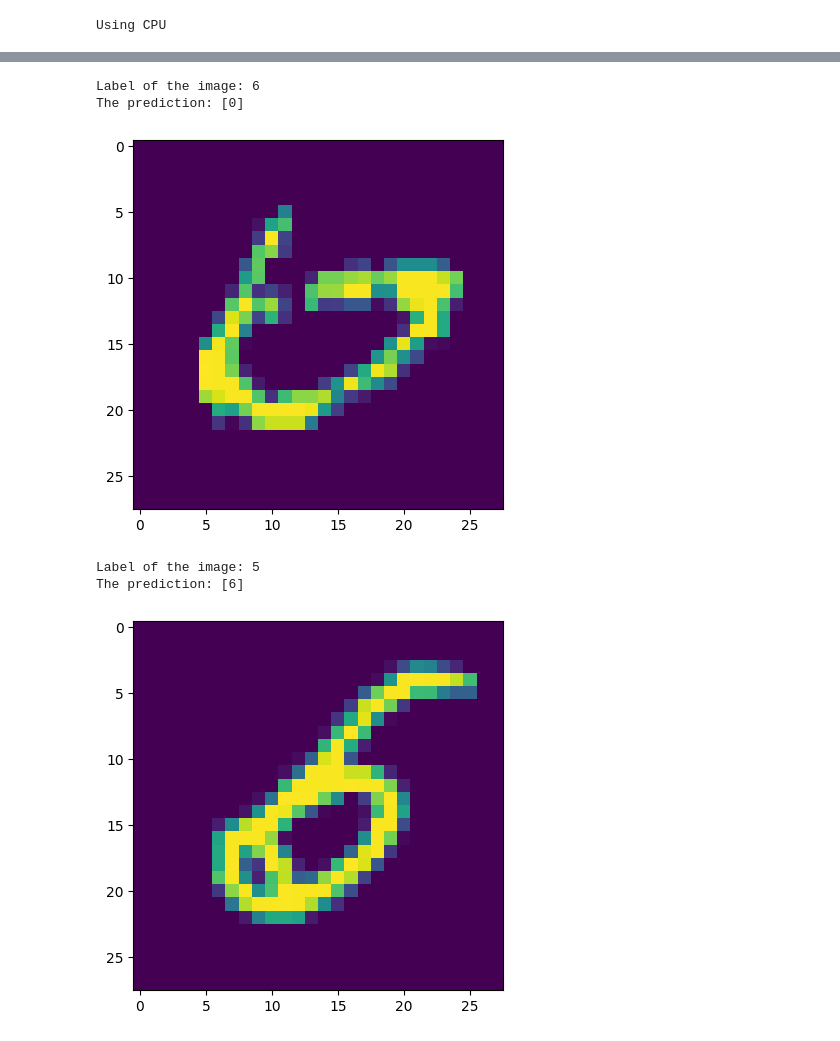
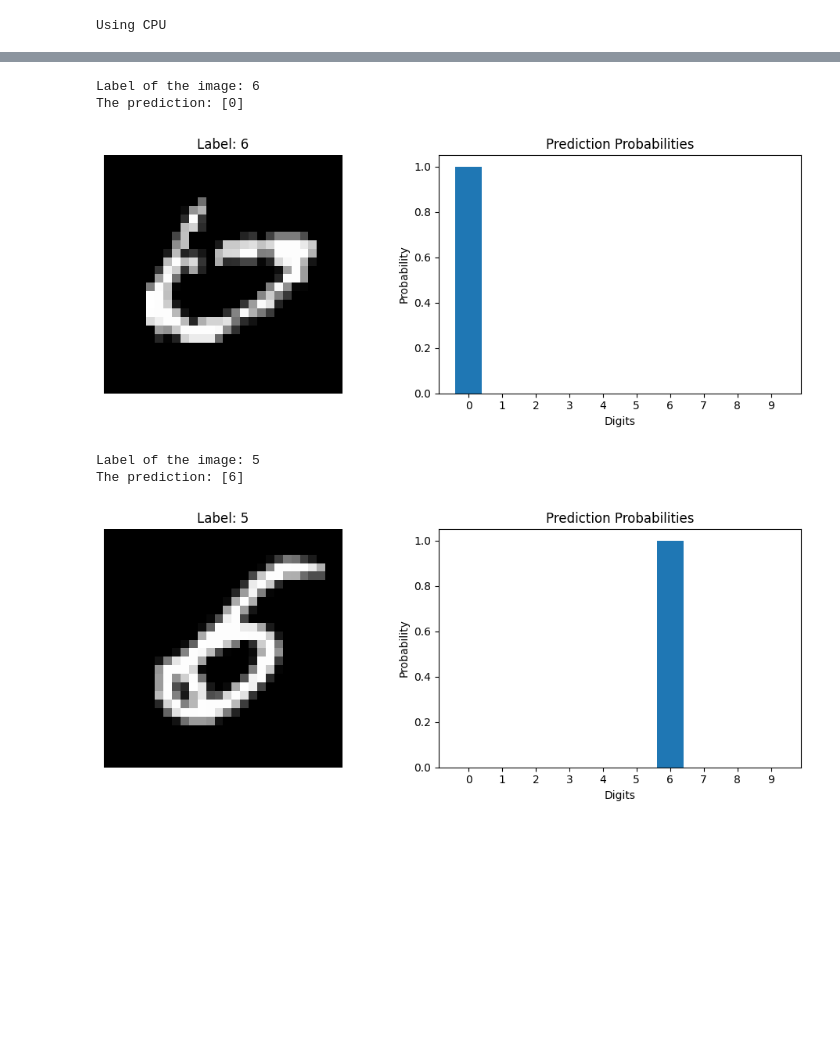
Before and after one commit to JianpanHuang/HKU_DRAD6213, a Jupyter notebook: Lecture4/4_digit_recog_mnist.ipynb, the cells around one changed output, grey strips where cells are left out. Saved outputs shown, nothing was run; the diff lists cells and outputs as text; code cells hidden in the pictures; blank space fills up the shorter version.

```diff
--- a/Lecture4/4_digit_recog_mnist.ipynb
+++ b/Lecture4/4_digit_recog_mnist.ipynb
@@ -294,22 +334,41 @@ The prediction: [9]
 # %%
 #@title Test some examples in MNIST (Wrong prediction: 6 or 0?)
 
 image_inx = 445
 images = test_data.data
 labels = test_data.targets
 image = images[image_inx].to(torch.float32)
 label = labels[image_inx]
-plt.imshow(image.numpy().squeeze())
 model.cpu()
 output = model(image.view(-1,28*28));
 _, prediction = torch.max(output,1)
 # print("Image size:",tuple(image.shape))
 print("Label of the image:",label.numpy())
 print("The prediction:",prediction.numpy())
+
+# Plot the probability graph
+probabilities = torch.nn.functional.softmax(output, dim=1)
+prob_numpy = probabilities.detach().numpy().squeeze()
+
+plt.figure(figsize=(10, 4))
+plt.subplot(1, 2, 1)
+plt.imshow(image.numpy().squeeze(), cmap='gray')
+plt.title(f'Label: {label.item()}')
+plt.axis('off')
+
+plt.subplot(1, 2, 2)
+bars = plt.bar(range(10), prob_numpy)
+plt.xlabel('Digits')
+plt.ylabel('Probability')
+plt.title('Prediction Probabilities')
+plt.xticks(range(10))
+
+plt.tight_layout()
+plt.show()
 # %% [output]
 Label of the image: 6
 The prediction: [0]
-[figure, old version]
+[figure, new version]
 # %%
 #@title Test some examples in MNIST (Wrong prediction: 5 or 6)
 
@@ -318,14 +377,33 @@ images = test_data.data
 labels = test_data.targets
 image = images[image_inx].to(torch.float32)
 label = labels[image_inx]
-plt.imshow(image.numpy().squeeze())
 model.cpu()
 output = model(image.view(-1,28*28));
 _, prediction = torch.max(output,1)
 # print("Image size:",tuple(image.shape))
 print("Label of the image:",label.numpy())
 print("The prediction:",prediction.numpy())
+
+# Plot the probability graph
+probabilities = torch.nn.functional.softmax(output, dim=1)
+prob_numpy = probabilities.detach().numpy().squeeze()
+
+plt.figure(figsize=(10, 4))
+plt.subplot(1, 2, 1)
+plt.imshow(image.numpy().squeeze(), cmap='gray')
+plt.title(f'Label: {label.item()}')
+plt.axis('off')
+
+plt.subplot(1, 2, 2)
+bars = plt.bar(range(10), prob_numpy)
+plt.xlabel('Digits')
+plt.ylabel('Probability')
+plt.title('Prediction Probabilities')
+plt.xticks(range(10))
+
+plt.tight_layout()
+plt.show()
 # %% [output]
 Label of the image: 5
 The prediction: [6]
-[figure, old version]
+[figure, new version]
```
Also changed, not shown: parts of 3 cells of this notebook.
